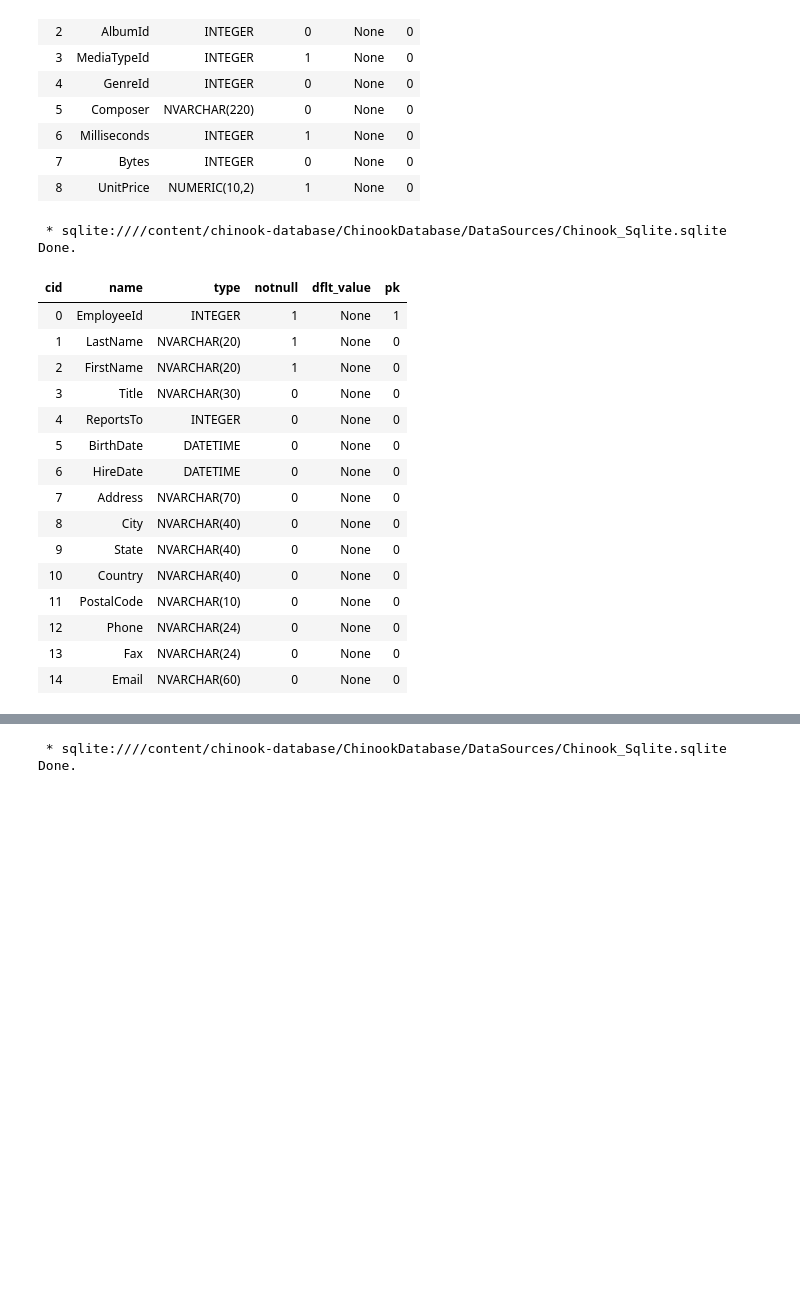
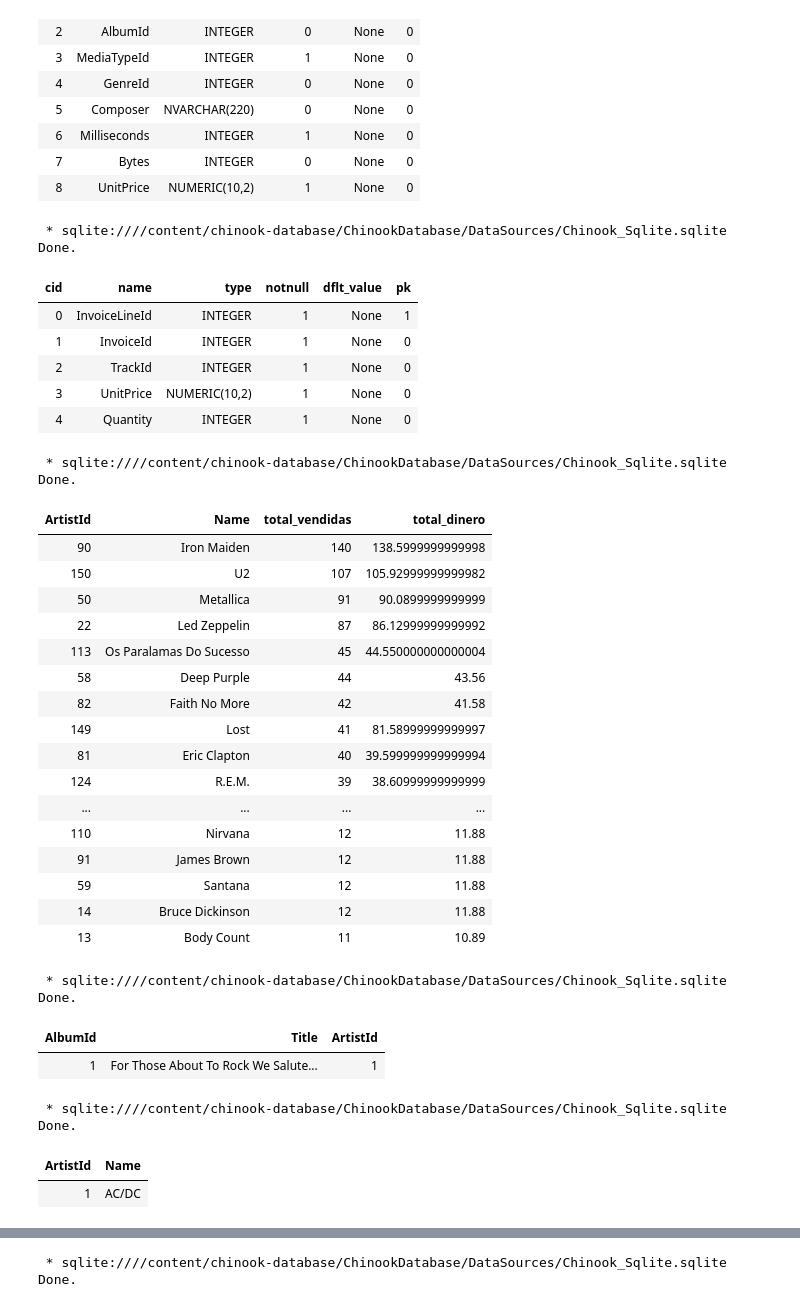
Before and after one commit to adigenova/uohdb, a Jupyter notebook: code/Chinook_db.ipynb, the cells around one changed output, grey strips where cells are left out. Cells and saved outputs as stored; diff of their text form; code cells hidden in the pictures; blank space fills up the shorter version.

```diff
--- a/code/Chinook_db.ipynb
+++ b/code/Chinook_db.ipynb
@@ -78,23 +81,57 @@ Done.
 | 8 | UnitPrice | NUMERIC(10,2) | 1 | None | 0 |
 # %%
 %%sql
-PRAGMA table_info([Employee]);
+PRAGMA table_info([InvoiceLine]);
 # %% [output]
  * sqlite:////content/chinook-database/ChinookDatabase/DataSources/Chinook_Sqlite.sqlite
 Done.
 | cid | name | type | notnull | dflt_value | pk |
-| 0 | EmployeeId | INTEGER | 1 | None | 1 |
-| 1 | LastName | NVARCHAR(20) | 1 | None | 0 |
-| 2 | FirstName | NVARCHAR(20) | 1 | None | 0 |
-| 3 | Title | NVARCHAR(30) | 0 | None | 0 |
-| 4 | ReportsTo | INTEGER | 0 | None | 0 |
-| 5 | BirthDate | DATETIME | 0 | None | 0 |
-| 6 | HireDate | DATETIME | 0 | None | 0 |
-| 7 | Address | NVARCHAR(70) | 0 | None | 0 |
-| 8 | City | NVARCHAR(40) | 0 | None | 0 |
-| 9 | State | NVARCHAR(40) | 0 | None | 0 |
-| 10 | Country | NVARCHAR(40) | 0 | None | 0 |
-| 11 | PostalCode | NVARCHAR(10) | 0 | None | 0 |
-| 12 | Phone | NVARCHAR(24) | 0 | None | 0 |
-| 13 | Fax | NVARCHAR(24) | 0 | None | 0 |
-| 14 | Email | NVARCHAR(60) | 0 | None | 0 |
+| 0 | InvoiceLineId | INTEGER | 1 | None | 1 |
+| 1 | InvoiceId | INTEGER | 1 | None | 0 |
+| 2 | TrackId | INTEGER | 1 | None | 0 |
+| 3 | UnitPrice | NUMERIC(10,2) | 1 | None | 0 |
+| 4 | Quantity | INTEGER | 1 | None | 0 |
+# %%
+#Que artista vende mas?
+%%sql
+select * from Artist join (select ArtistId, sum(Quantity) as total_vendidas, sum(Quantity * i.UnitPrice) as total_dinero
+from InvoiceLine as i join track using (TrackId) join album using (AlbumId)
+group by ArtistId
+having total_vendidas > 10
+order by total_vendidas desc) using (ArtistId);
+# %% [output]
+ * sqlite:////content/chinook-database/ChinookDatabase/DataSources/Chinook_Sqlite.sqlite
+Done.
+| ArtistId | Name | total_vendidas | total_dinero |
+| 90 | Iron Maiden | 140 | 138.5999999999998 |
+| 150 | U2 | 107 | 105.92999999999982 |
+| 50 | Metallica | 91 | 90.0899999999999 |
+| 22 | Led Zeppelin | 87 | 86.12999999999992 |
+| 113 | Os Paralamas Do Sucesso | 45 | 44.550000000000004 |
+| 58 | Deep Purple | 44 | 43.56 |
+| 82 | Faith No More | 42 | 41.58 |
+| 149 | Lost | 41 | 81.58999999999997 |
+| 81 | Eric Clapton | 40 | 39.599999999999994 |
+| 124 | R.E.M. | 39 | 38.60999999999999 |
+| ... | ... | ... | ... |
+| 110 | Nirvana | 12 | 11.88 |
+| 91 | James Brown | 12 | 11.88 |
+| 59 | Santana | 12 | 11.88 |
+| 14 | Bruce Dickinson | 12 | 11.88 |
+| 13 | Body Count | 11 | 10.89 |
+# %%
+%%sql
+select * from Album limit 1;
+# %% [output]
+ * sqlite:////content/chinook-database/ChinookDatabase/DataSources/Chinook_Sqlite.sqlite
+Done.
+| AlbumId | Title | ArtistId |
+| 1 | For Those About To Rock We Salute... | 1 |
+# %%
+%%sql
+select * from Artist limit 1;
+# %% [output]
+ * sqlite:////content/chinook-database/ChinookDatabase/DataSources/Chinook_Sqlite.sqlite
+Done.
+| ArtistId | Name |
+| 1 | AC/DC |
```
Also changed, not shown: parts of 8 cells of this notebook.
